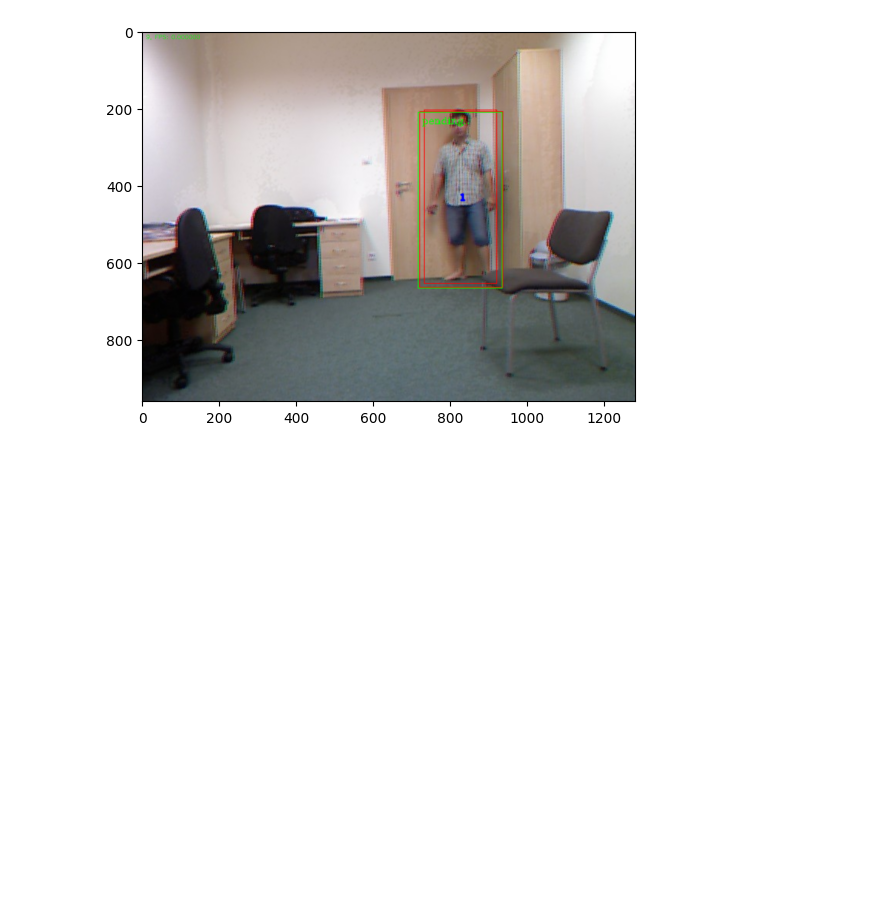
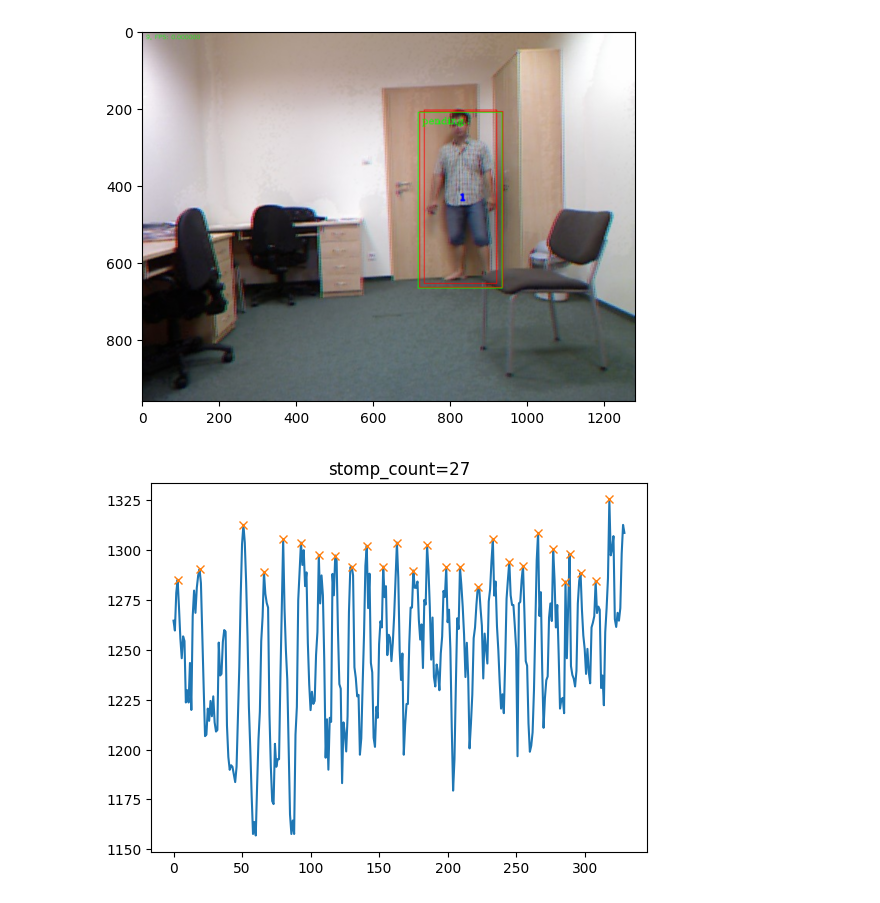
Before and after one commit to NYCU-PAIR-Labs/TwinsTalk_platform, a Jupyter notebook: src/example/Human-Falling-Detect-Tracks/test.ipynb, the cells around one changed output. Saved outputs shown, nothing was run; the diff lists cells and outputs as text; code cells hidden in the pictures; blank space fills up the shorter version.

```diff
--- a/src/example/Human-Falling-Detect-Tracks/test.ipynb
+++ b/src/example/Human-Falling-Detect-Tracks/test.ipynb
@@ -46,3 +46,24 @@ action_model = TSSTG()
 resize_fn = ResizePadding(inp_dets, inp_dets)
 # %% [output]
 Loading pose model from ./Models/sppe/fast_res50_256x192.pth
+# %%
+f = 0 #160
+result = 0 #138
+count = 0 #144
+
+# test yolo
+for img in sorted(os.listdir("./Video/fall-01-cam0-rgb/")):
+    f += 1
+    frame = cv2.imread(f"./Video/fall-01-cam0-rgb/{img}")
+    image = frame.copy()
+
+    # Detect humans bbox in the frame with detector model.
+    detected = detect_model.detect(frame, need_resize=True, expand_bb=10)
+
+    # crop image with human bbox
+    if detected is not None:
+        result += 1
+        for bbox in detected:
+            croped = image[int(bbox[1]):int(bbox[3]), int(bbox[0]):int(bbox[2])]
+            poses = pose_model.predict(croped, torch.tensor([[0, 0, croped.shape[1], croped.shape[0]]]), torch.tensor([[1]]))
+            count += 1
@@ -49,6 +107,6 @@ Loading pose model from ./Models/sppe/fast_res50_256x192.pth
 # %%
-show_detected = True
-show_skeleton = False
+show_detected = False
+show_skeleton = True
 fps_time = 0
 f = 0
 
@@ -136,7 +194,8 @@ for img in sorted(os.listdir("./Video/fall-01-cam0-rgb/")):
         frame = frame[:, :, ::-1]
 
         if outvid:
-            writer.write(frame)
+            img_rgb = cv2.cvtColor(frame, cv2.COLOR_BGR2RGB)
+            writer.write(img_rgb)
 
 if outvid:
     writer.release()
@@ -159,0 +289,13 @@ writer.release()
+# %%
+from scipy import signal
+import io
+
+copy = rankles.copy()
+peaks, _ = signal.find_peaks(copy, height=1270, prominence=20)
+plt.title(f"stomp_count={len(peaks)}")
+plt.plot(copy)
+plt.plot(peaks,np.array(copy)[peaks],"x")
+buf = io.BytesIO()
+plt.savefig(buf, format="png")
+# %% [output]
+[figure, added]
```
Also changed, not shown: parts of 3 cells of this notebook, 5 other files.
